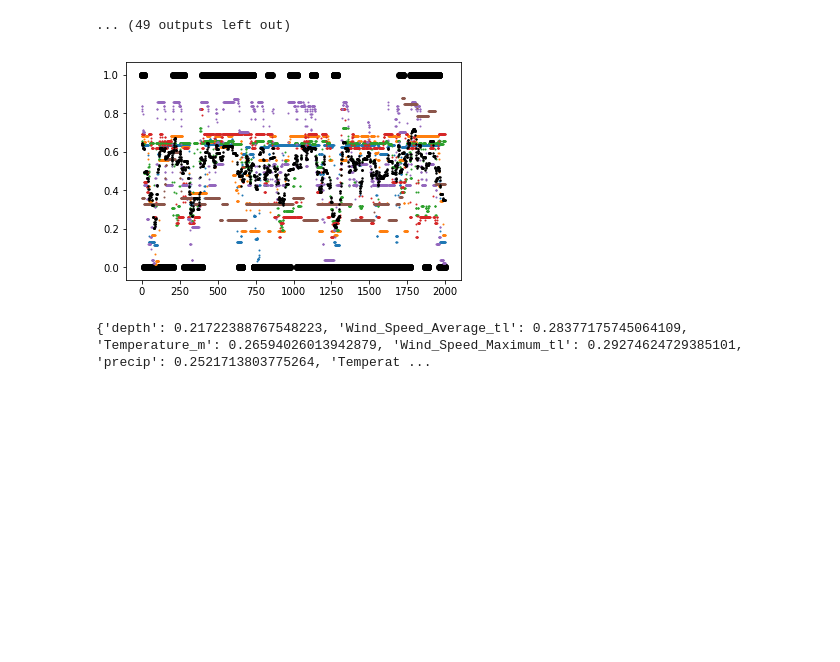
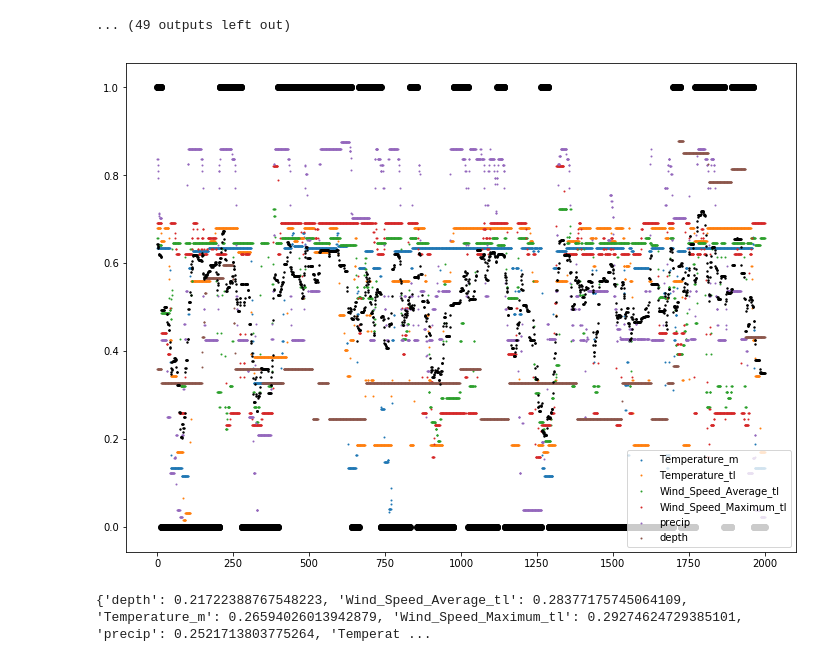
Before and after one commit to notsambeck/avalanche, a Jupyter notebook: eda-storm_slab-transform.ipynb, the cells around one changed output. Saved outputs shown, nothing was run; the diff lists cells and outputs as text; code cells hidden in the pictures; blank space fills up the shorter version.

Commit message:
improved sample plot for docs

```diff
--- a/eda-storm_slab-transform.ipynb
+++ b/eda-storm_slab-transform.ipynb
@@ -370,17 +370,20 @@ for t in range(30):
 [figure]
 ... (49 outputs left out)
 # %%
+plt.figure(figsize=(12, 9))
+
 plt.scatter(range(len(y_test)), y_test.values, c='k')
 for s in range(X_test_meta.shape[-1]):
-    plt.scatter(range(len(X_test_meta)), X_test_meta[:, s], s=1)
+    plt.scatter(range(len(X_test_meta)), X_test_meta[:, s], s=1, label=cols[s])
 # not very helpful, therefore:
 
 plt.scatter(range(len(X_test_meta)), X_test_meta.mean(axis=1), s=2, c='k')
+plt.legend(loc=4)
 
 plt.show()
 # n_estimators = 5
 # %% [output]
-[figure, old version]
+[figure, new version]
 # %%
 cols = ['Temperature_m', 'Temperature_tl', 'Wind_Speed_Average_tl',
         'Wind_Speed_Maximum_tl', 'precip', 'depth',]
```
Also changed, not shown: 1 other file.
